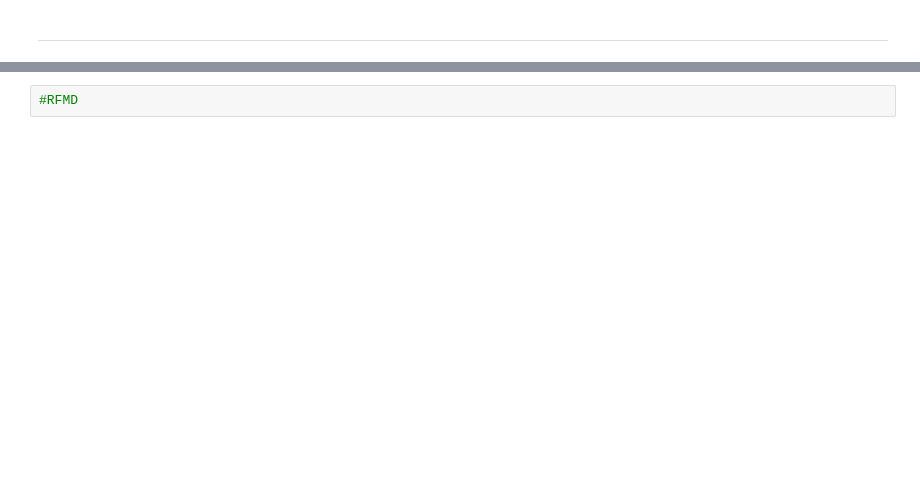
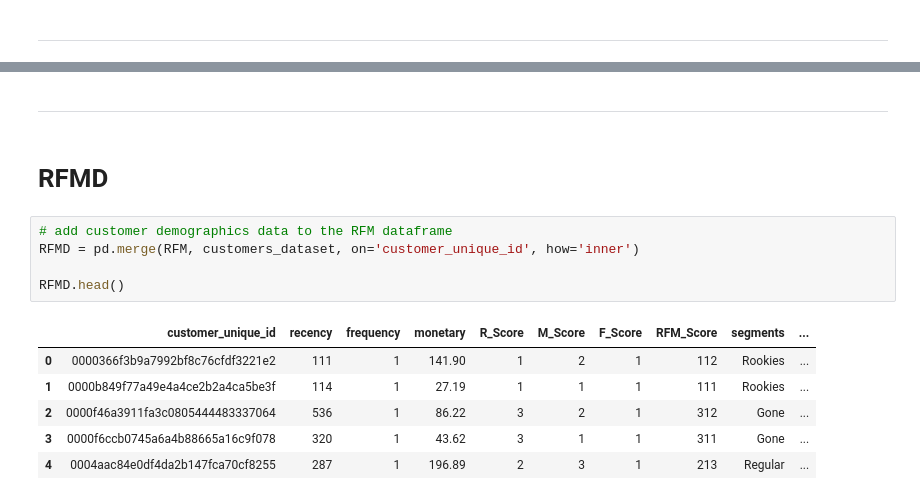
Before and after one commit to pt-sinan-akbar/Dataset-Thesis, a Jupyter notebook: BrazilDataSet.ipynb, the cells around one changed output, grey strips where cells are left out. Cells and saved outputs as stored; diff of their text form; blank space fills up the shorter version.

Commit message:
add rfmd and also map each abbreviation to it's full name

```diff
--- a/BrazilDataSet.ipynb
+++ b/BrazilDataSet.ipynb
@@ -932,2 +931,16 @@ plt.show()
-# %%
-#RFMD
+# %% [markdown]
+---
+# %% [markdown]
+# RFMD
+# %%
+# add customer demographics data to the RFM dataframe
+RFMD = pd.merge(RFM, customers_dataset, on='customer_unique_id', how='inner')
+
+RFMD.head()
+# %% [output]
+|  | customer_unique_id | recency | frequency | monetary | R_Score | M_Score | F_Score | RFM_Score | segments | ... |
+| 0 | 0000366f3b9a7992bf8c76cfdf3221e2 | 111 | 1 | 141.90 | 1 | 2 | 1 | 112 | Rookies | ... |
+| 1 | 0000b849f77a49e4a4ce2b2a4ca5be3f | 114 | 1 | 27.19 | 1 | 1 | 1 | 111 | Rookies | ... |
+| 2 | 0000f46a3911fa3c0805444483337064 | 536 | 1 | 86.22 | 3 | 2 | 1 | 312 | Gone | ... |
+| 3 | 0000f6ccb0745a6a4b88665a16c9f078 | 320 | 1 | 43.62 | 3 | 1 | 1 | 311 | Gone | ... |
+| 4 | 0004aac84e0df4da2b147fca70cf8255 | 287 | 1 | 196.89 | 2 | 3 | 1 | 213 | Regular | ... |
```
Also changed, not shown: parts of 20 cells of this notebook.
